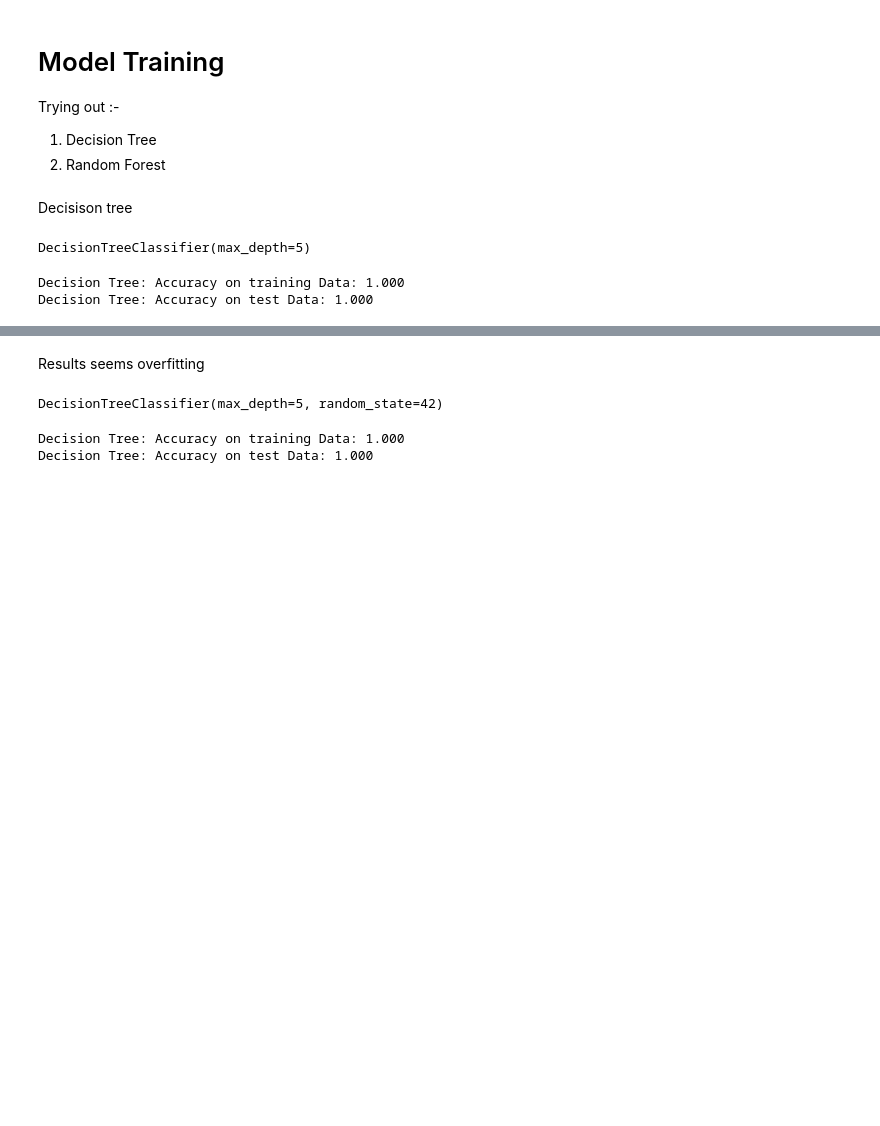
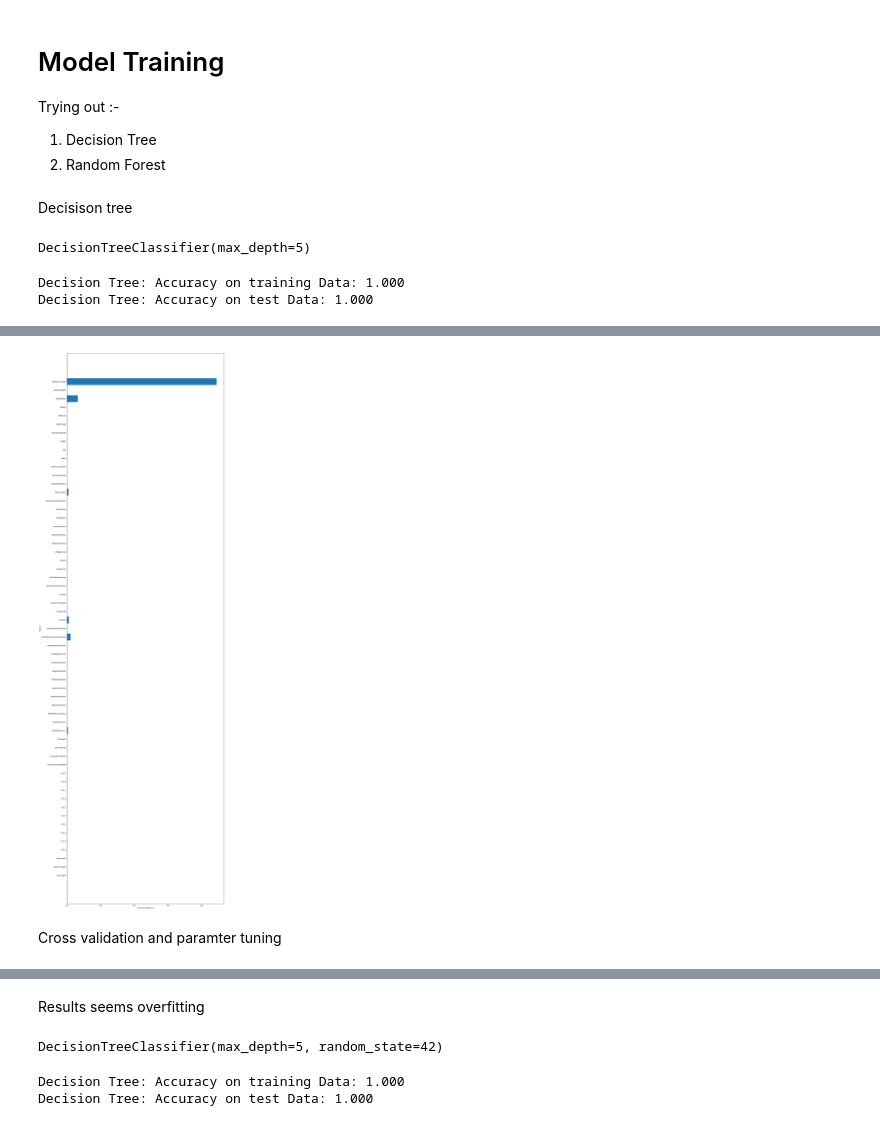
Before and after one commit to sandeshlavshetty/Phising_url_prediction, a Jupyter notebook: main.ipynb, the cells around one changed output, grey strips where cells are left out. Saved outputs shown, nothing was run; the diff lists cells and outputs as text; code cells hidden in the pictures; blank space fills up the shorter version.

```diff
--- a/main.ipynb
+++ b/main.ipynb
@@ -507,0 +642,3 @@ Decision Tree: Accuracy on test Data: 1.000
+# %%
+X_test_r = X_test.drop("URLSimilarityIndex",axis=1)
+X_train_r = X_train.drop("URLSimilarityIndex",axis=1)
@@ -507,0 +670,13 @@ Decision Tree: Accuracy on test Data: 1.000
+# %%
+#checking the feature improtance in the model
+plt.figure(figsize=(17,60))
+n_features = X_train_r.shape[1]
+plt.barh(range(n_features), tree.feature_importances_, align='center')
+plt.yticks(np.arange(n_features), X_train_r.columns)
+plt.xlabel("Feature importance")
+plt.ylabel("Feature")
+plt.show()
+# %% [output]
+[figure, added]
+# %% [markdown]
+Cross validation and paramter tuning
```
Also changed, not shown: parts of 30 cells of this notebook.
